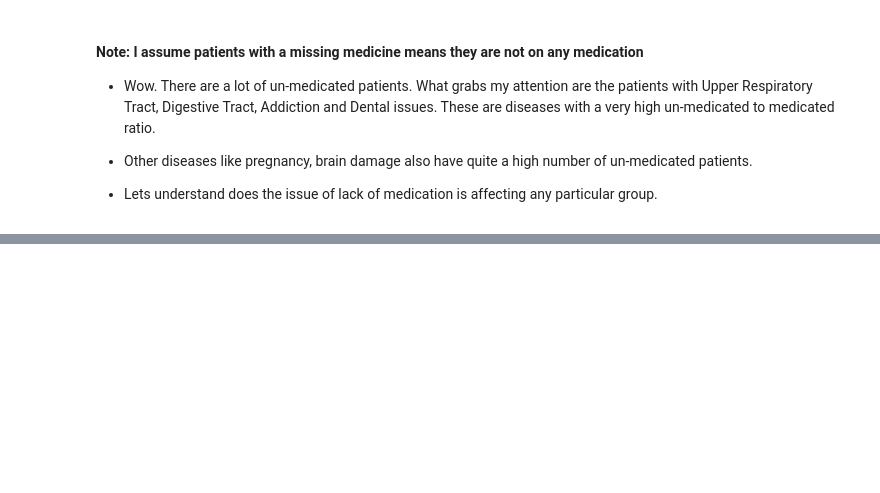
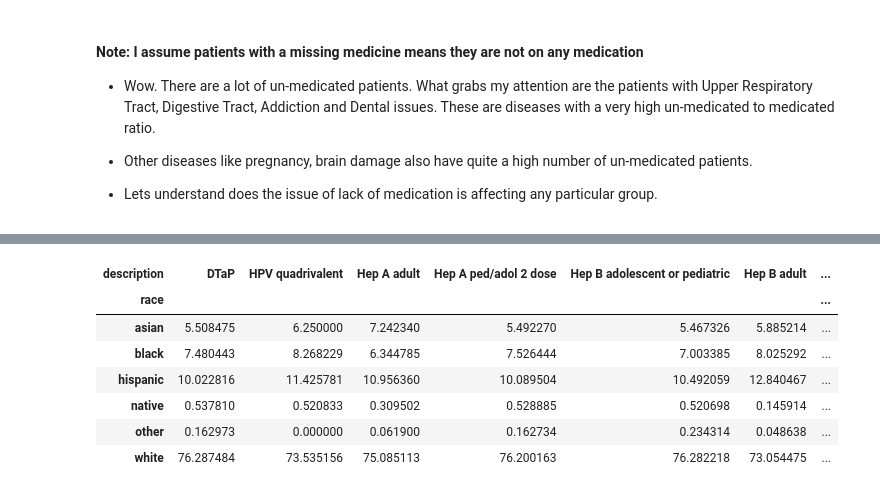
Before and after one commit to pareshg18/picnicHealth-healthcare-analysis, a Jupyter notebook: medical-access.ipynb, the cells around one changed output, grey strips where cells are left out. Saved outputs shown, nothing was run; the diff lists cells and outputs as text; code cells hidden in the pictures; blank space fills up the shorter version.

```diff
--- a/medical-access.ipynb
+++ b/medical-access.ipynb
@@ -228,0 +280,5 @@ plt.show()
+# %%
+immunizations = pd.read_csv('immunizations.csv')
+immunizations.columns = [i.lower() for i in immunizations]
+immunizations.info()
+immunizations.head()
@@ -228,0 +302,13 @@ plt.show()
+# %%
+immu_w_groups = pd.merge(immunizations,patients[['id','race','ethnicity']],how = 'left',left_on = 'patient',right_on = 'id')
+# %%
+pd.crosstab(immu_w_groups.race,immu_w_groups.description,normalize = 'columns')*100
+# %% [output]
+| description | DTaP | HPV quadrivalent | Hep A adult | Hep A ped/adol 2 dose | Hep B adolescent or pediatric | Hep B adult | ... |
+| race |  |  |  |  |  |  | ... |
+| asian | 5.508475 | 6.250000 | 7.242340 | 5.492270 | 5.467326 | 5.885214 | ... |
+| black | 7.480443 | 8.268229 | 6.344785 | 7.526444 | 7.003385 | 8.025292 | ... |
+| hispanic | 10.022816 | 11.425781 | 10.956360 | 10.089504 | 10.492059 | 12.840467 | ... |
+| native | 0.537810 | 0.520833 | 0.309502 | 0.528885 | 0.520698 | 0.145914 | ... |
+| other | 0.162973 | 0.000000 | 0.061900 | 0.162734 | 0.234314 | 0.048638 | ... |
+| white | 76.287484 | 73.535156 | 75.085113 | 76.200163 | 76.282218 | 73.054475 | ... |
```
Also changed, not shown: parts of 10 cells of this notebook.
